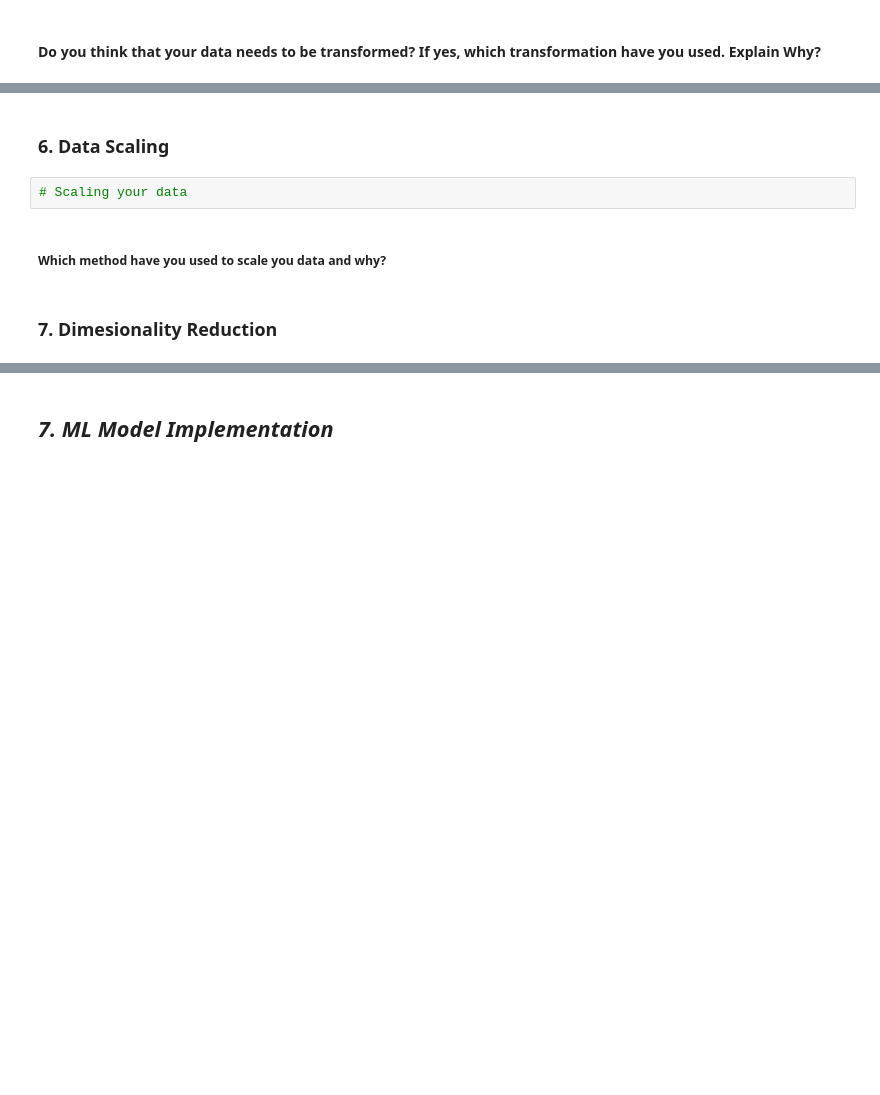
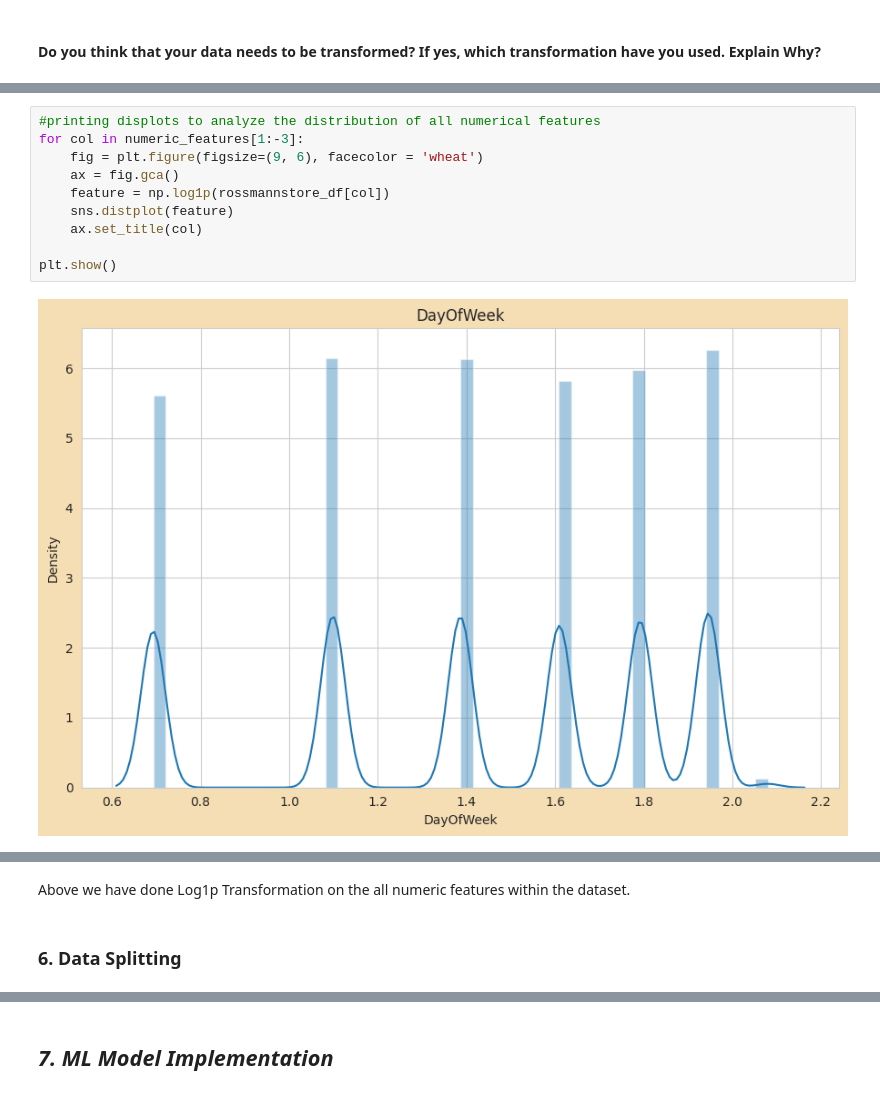
Before and after one commit to hmarathe420/Retail_Sales_Prediction, a Jupyter notebook: Retail_Sales_Prediction.ipynb, the cells around one changed output, grey strips where cells are left out. Drawn from its saved outputs; the diff is of its cells as text; blank space fills up the shorter version.

```diff
--- a/Retail_Sales_Prediction.ipynb
+++ b/Retail_Sales_Prediction.ipynb
@@ -1334,0 +1360,12 @@ Answer Here.
+# %%
+#printing displots to analyze the distribution of all numerical features
+for col in numeric_features[1:-3]:
+    fig = plt.figure(figsize=(9, 6), facecolor = 'wheat')
+    ax = fig.gca()
+    feature = np.log1p(rossmannstore_df[col])
+    sns.distplot(feature)
+    ax.set_title(col)
+
+plt.show()
+# %% [output]
+[figure, added]
@@ -1335,8 +1380,4 @@ Answer Here.
+# %% [markdown]
+Above we have done Log1p Transformation on the all numeric features within the dataset.
 # %% [markdown]
-### 6. Data Scaling
+### 6. Data Splitting
-# %%
-# Scaling your data
-# %% [markdown]
-##### Which method have you used to scale you data and why?
-# %% [markdown]
-### 7. Dimesionality Reduction
```
Also changed, not shown: parts of 69 cells of this notebook.
